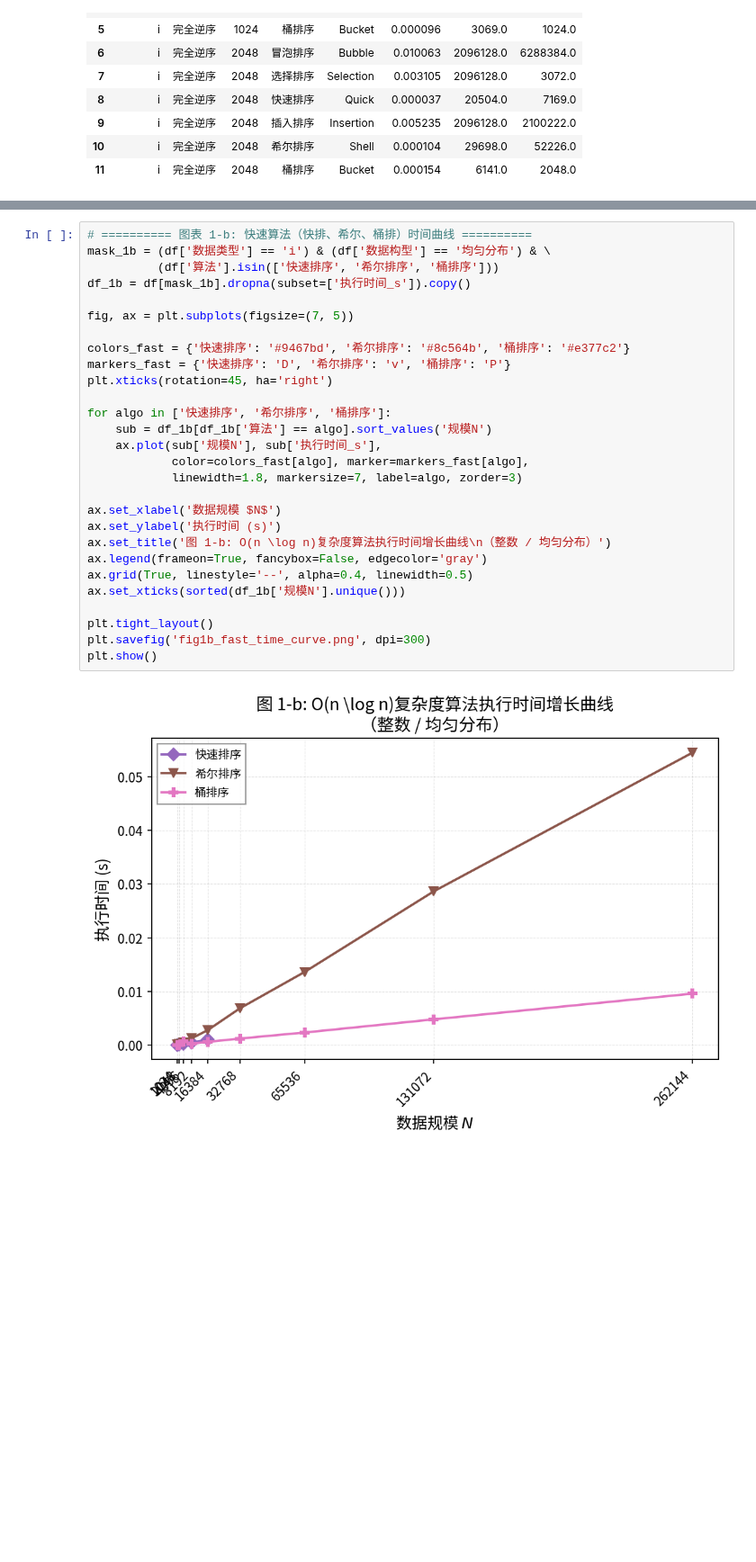
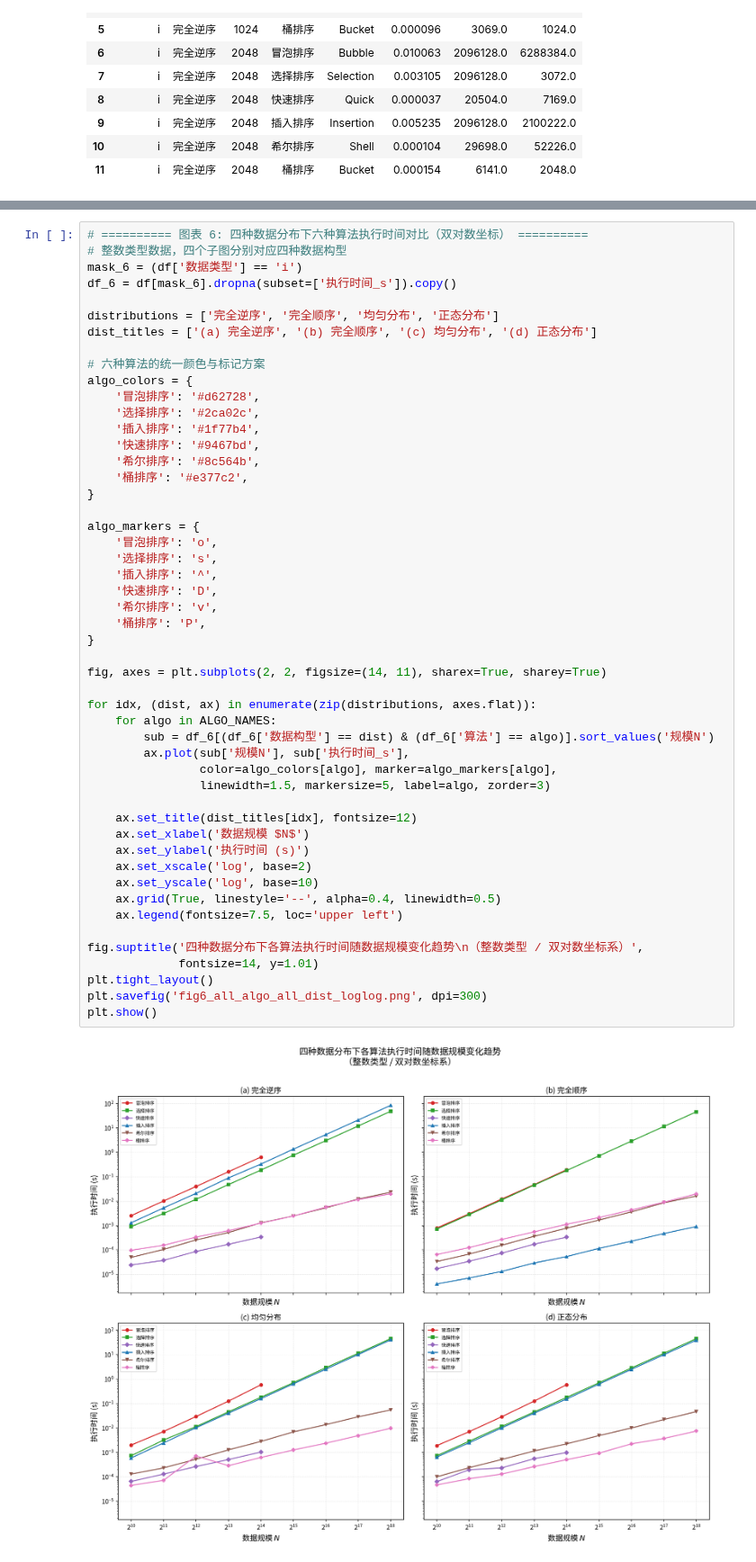
Before and after one commit to marrma-593/Sort_research, a Jupyter notebook: charts.ipynb, the cells around one changed output, grey strips where cells are left out. Shown at 90% size. Cells and saved outputs as stored; diff of their text form; blank space fills up the shorter version.

Commit message:
fixed:error visualize

```diff
--- a/charts.ipynb
+++ b/charts.ipynb
@@ -146,30 +466,52 @@ plt.show()
 # %%
-# ========== 图表 1-b: 快速算法（快排、希尔、桶排）时间曲线 ==========
-mask_1b = (df['数据类型'] == 'i') & (df['数据构型'] == '均匀分布') & \
-          (df['算法'].isin(['快速排序', '希尔排序', '桶排序']))
-df_1b = df[mask_1b].dropna(subset=['执行时间_s']).copy()
+# ========== 图表 6: 四种数据分布下六种算法执行时间对比（双对数坐标） ==========
+# 整数类型数据，四个子图分别对应四种数据构型
+mask_6 = (df['数据类型'] == 'i')
+df_6 = df[mask_6].dropna(subset=['执行时间_s']).copy()
 
-fig, ax = plt.subplots(figsize=(7, 5))
+distributions = ['完全逆序', '完全顺序', '均匀分布', '正态分布']
+dist_titles = ['(a) 完全逆序', '(b) 完全顺序', '(c) 均匀分布', '(d) 正态分布']
 
-colors_fast = {'快速排序': '#9467bd', '希尔排序': '#8c564b', '桶排序': '#e377c2'}
-markers_fast = {'快速排序': 'D', '希尔排序': 'v', '桶排序': 'P'}
-plt.xticks(rotation=45, ha='right')
+# 六种算法的统一颜色与标记方案
+algo_colors = {
+    '冒泡排序': '#d62728',
+    '选择排序': '#2ca02c',
+    '插入排序': '#1f77b4',
+    '快速排序': '#9467bd',
+    '希尔排序': '#8c564b',
+    '桶排序': '#e377c2',
+}
 
-for algo in ['快速排序', '希尔排序', '桶排序']:
-    sub = df_1b[df_1b['算法'] == algo].sort_values('规模N')
-    ax.plot(sub['规模N'], sub['执行时间_s'],
-            color=colors_fast[algo], marker=markers_fast[algo],
-            linewidth=1.8, markersize=7, label=algo, zorder=3)
+algo_markers = {
+    '冒泡排序': 'o',
+    '选择排序': 's',
+    '插入排序': '^',
+    '快速排序': 'D',
+    '希尔排序': 'v',
+    '桶排序': 'P',
+}
 
-ax.set_xlabel('数据规模 $N$')
-ax.set_ylabel('执行时间 (s)')
-ax.set_title('图 1-b: O(n \log n)复杂度算法执行时间增长曲线\n（整数 / 均匀分布）')
-ax.legend(frameon=True, fancybox=False, edgecolor='gray')
-ax.grid(True, linestyle='--', alpha=0.4, linewidth=0.5)
-ax.set_xticks(sorted(df_1b['规模N'].unique()))
+fig, axes = plt.subplots(2, 2, figsize=(14, 11), sharex=True, sharey=True)
 
+for idx, (dist, ax) in enumerate(zip(distributions, axes.flat)):
+    for algo in ALGO_NAMES:
+        sub = df_6[(df_6['数据构型'] == dist) & (df_6['算法'] == algo)].sort_values('规模N')
+        ax.plot(sub['规模N'], sub['执行时间_s'],
+                color=algo_colors[algo], marker=algo_markers[algo],
+                linewidth=1.5, markersize=5, label=algo, zorder=3)
+
+    ax.set_title(dist_titles[idx], fontsize=12)
+    ax.set_xlabel('数据规模 $N$')
+    ax.set_ylabel('执行时间 (s)')
+    ax.set_xscale('log', base=2)
+    ax.set_yscale('log', base=10)
+    ax.grid(True, linestyle='--', alpha=0.4, linewidth=0.5)
+    ax.legend(fontsize=7.5, loc='upper left')
+
+fig.suptitle('四种数据分布下各算法执行时间随数据规模变化趋势\n（整数类型 / 双对数坐标系）',
+             fontsize=14, y=1.01)
 plt.tight_layout()
-plt.savefig('fig1b_fast_time_curve.png', dpi=300)
+plt.savefig('fig6_all_algo_all_dist_loglog.png', dpi=300)
 plt.show()
 # %% [output]
-[figure, old version]
+[figure, new version]
```
Also changed, not shown: parts of 15 cells of this notebook, 1 other file.
